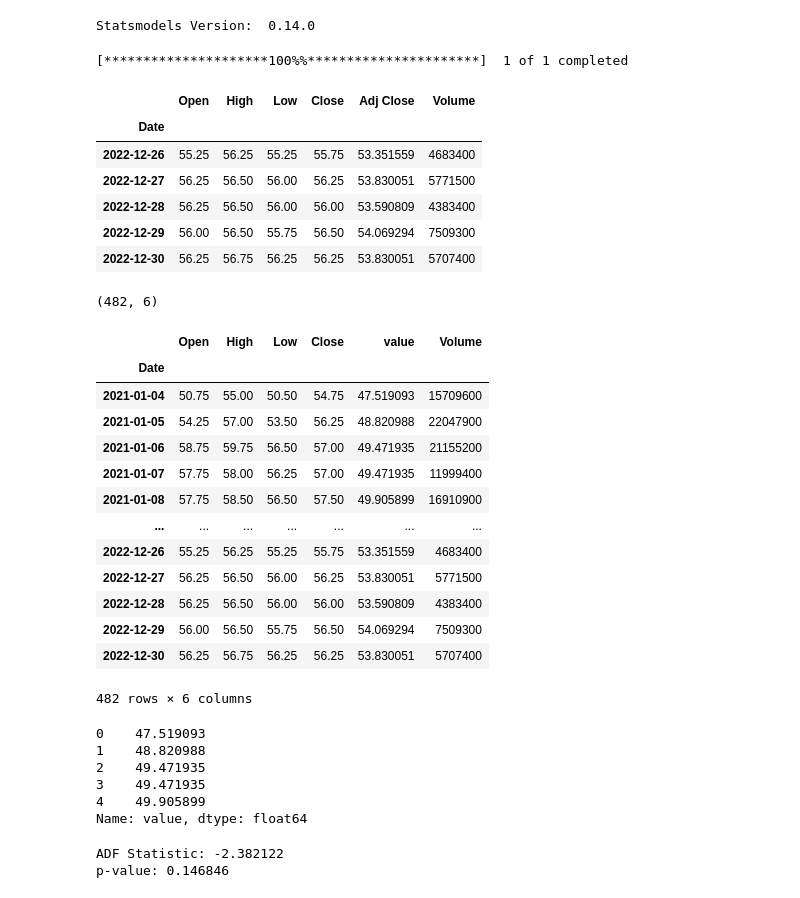
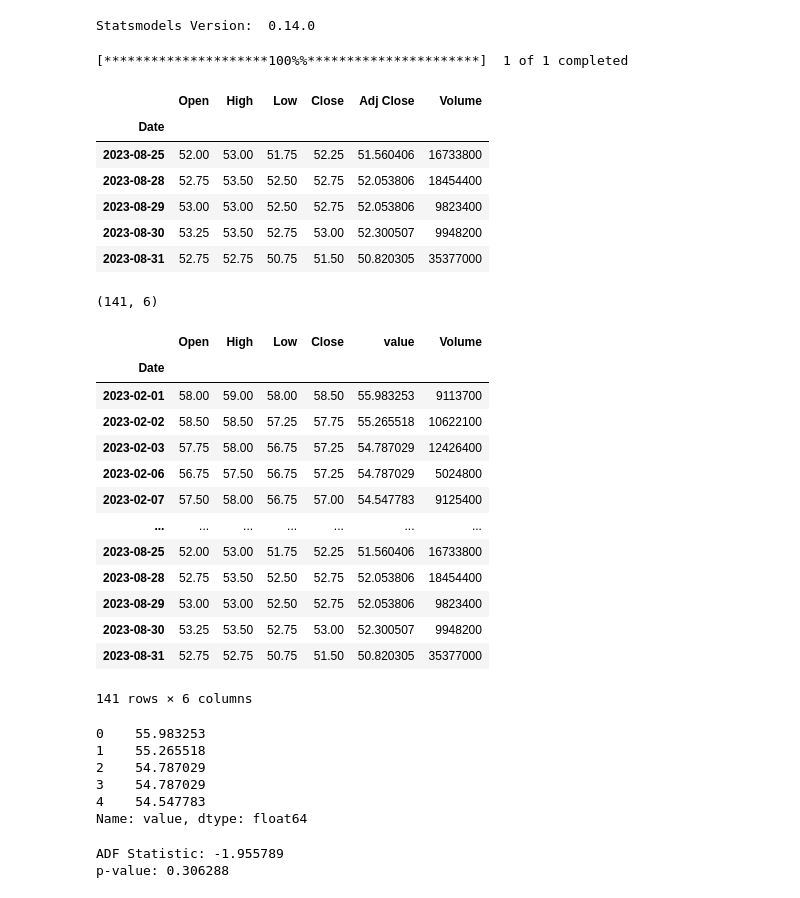
Before and after one commit to AlienX77-cmd/Computational-Finance, a Jupyter notebook: ARIMA_Modeling_Kittipak.ipynb, the cells around one changed output. Drawn from its saved outputs; the diff is of its cells as text; code cells hidden in the pictures.

```diff
--- a/ARIMA_Modeling_Kittipak.ipynb
+++ b/ARIMA_Modeling_Kittipak.ipynb
@@ -18,63 +18,63 @@ Statsmodels Version:  0.14.0
 # %%
 import yfinance as yf
 
 # Thai Oil Public Company Limited
 # Ticker = TOP.BK
 
-df = yf.download("TOP.BK", start="2021-01-01", end="2023-01-01")
+df = yf.download("TOP.BK", start="2023-02-01", end="2023-09-01")
 df.fillna(method='bfill', inplace=True) #ถ้ามี null value ใน feature ใดก็ตาม ให้ทำการ replace ด้วย bfill method (เอาค่าก่อนหน้ามาแทนที่)
 df.tail(5)
 # %% [output]
 [*********************100%%**********************]  1 of 1 completed
 |  | Open | High | Low | Close | Adj Close | Volume |
 | Date |  |  |  |  |  |  |
-| 2022-12-26 | 55.25 | 56.25 | 55.25 | 55.75 | 53.351559 | 4683400 |
-| 2022-12-27 | 56.25 | 56.50 | 56.00 | 56.25 | 53.830051 | 5771500 |
-| 2022-12-28 | 56.25 | 56.50 | 56.00 | 56.00 | 53.590809 | 4383400 |
-| 2022-12-29 | 56.00 | 56.50 | 55.75 | 56.50 | 54.069294 | 7509300 |
-| 2022-12-30 | 56.25 | 56.75 | 56.25 | 56.25 | 53.830051 | 5707400 |
+| 2023-08-25 | 52.00 | 53.00 | 51.75 | 52.25 | 51.560406 | 16733800 |
+| 2023-08-28 | 52.75 | 53.50 | 52.50 | 52.75 | 52.053806 | 18454400 |
+| 2023-08-29 | 53.00 | 53.00 | 52.50 | 52.75 | 52.053806 | 9823400 |
+| 2023-08-30 | 53.25 | 53.50 | 52.75 | 53.00 | 52.300507 | 9948200 |
+| 2023-08-31 | 52.75 | 52.75 | 50.75 | 51.50 | 50.820305 | 35377000 |
 # %%
 # Import as Dataframe
 df.rename(columns={'Adj Close':'value'}, inplace=True)
 print(df.shape)
 df
 # %% [output]
-(482, 6)
+(141, 6)
 |  | Open | High | Low | Close | value | Volume |
 | Date |  |  |  |  |  |  |
-| 2021-01-04 | 50.75 | 55.00 | 50.50 | 54.75 | 47.519093 | 15709600 |
-| 2021-01-05 | 54.25 | 57.00 | 53.50 | 56.25 | 48.820988 | 22047900 |
-| 2021-01-06 | 58.75 | 59.75 | 56.50 | 57.00 | 49.471935 | 21155200 |
-| 2021-01-07 | 57.75 | 58.00 | 56.25 | 57.00 | 49.471935 | 11999400 |
-| 2021-01-08 | 57.75 | 58.50 | 56.50 | 57.50 | 49.905899 | 16910900 |
+| 2023-02-01 | 58.00 | 59.00 | 58.00 | 58.50 | 55.983253 | 9113700 |
+| 2023-02-02 | 58.50 | 58.50 | 57.25 | 57.75 | 55.265518 | 10622100 |
+| 2023-02-03 | 57.75 | 58.00 | 56.75 | 57.25 | 54.787029 | 12426400 |
+| 2023-02-06 | 56.75 | 57.50 | 56.75 | 57.25 | 54.787029 | 5024800 |
+| 2023-02-07 | 57.50 | 58.00 | 56.75 | 57.00 | 54.547783 | 9125400 |
 | ... | ... | ... | ... | ... | ... | ... |
-| 2022-12-26 | 55.25 | 56.25 | 55.25 | 55.75 | 53.351559 | 4683400 |
-| 2022-12-27 | 56.25 | 56.50 | 56.00 | 56.25 | 53.830051 | 5771500 |
-| 2022-12-28 | 56.25 | 56.50 | 56.00 | 56.00 | 53.590809 | 4383400 |
-| 2022-12-29 | 56.00 | 56.50 | 55.75 | 56.50 | 54.069294 | 7509300 |
-| 2022-12-30 | 56.25 | 56.75 | 56.25 | 56.25 | 53.830051 | 5707400 |
+| 2023-08-25 | 52.00 | 53.00 | 51.75 | 52.25 | 51.560406 | 16733800 |
+| 2023-08-28 | 52.75 | 53.50 | 52.50 | 52.75 | 52.053806 | 18454400 |
+| 2023-08-29 | 53.00 | 53.00 | 52.50 | 52.75 | 52.053806 | 9823400 |
+| 2023-08-30 | 53.25 | 53.50 | 52.75 | 53.00 | 52.300507 | 9948200 |
+| 2023-08-31 | 52.75 | 52.75 | 50.75 | 51.50 | 50.820305 | 35377000 |
-482 rows × 6 columns
+141 rows × 6 columns
 # %%
 df1 = df["value"]
 df1.reset_index(drop=True, inplace=True)
 # %%
 df1.head(5)
 # %% [output]
-0    47.519093
-1    48.820988
-2    49.471935
-3    49.471935
-4    49.905899
+0    55.983253
+1    55.265518
+2    54.787029
+3    54.787029
+4    54.547783
 Name: value, dtype: float64
 # %%
 from statsmodels.tsa.stattools import adfuller
 from numpy import log
-result = adfuller(df1.value.dropna())
+result = adfuller(df1.dropna())
 print('ADF Statistic: %f' % result[0])
 print('p-value: %f' % result[1])
 # %% [output]
-ADF Statistic: -2.382122
-p-value: 0.146846
+ADF Statistic: -1.955789
+p-value: 0.306288
 # %%
 import numpy as np
 import pandas as pd
```
Also changed, not shown: parts of 1 cell of this notebook.
